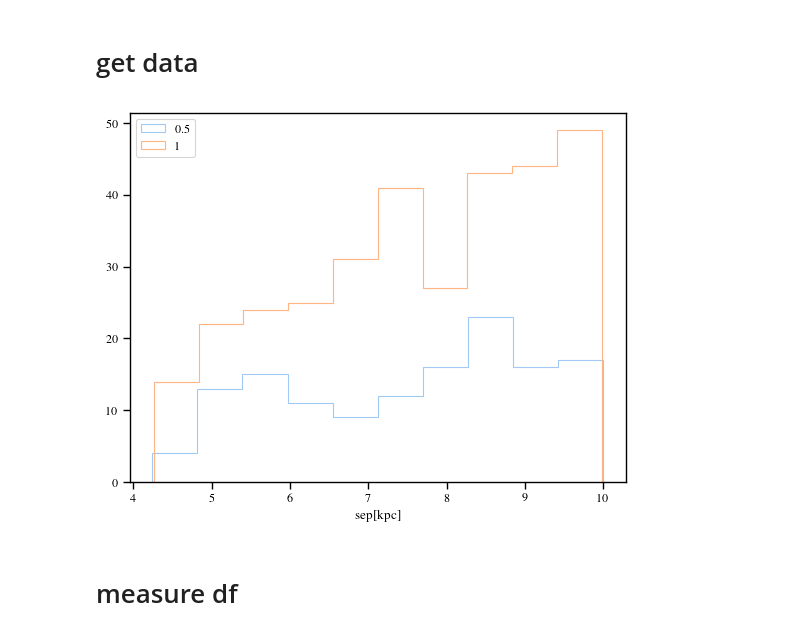
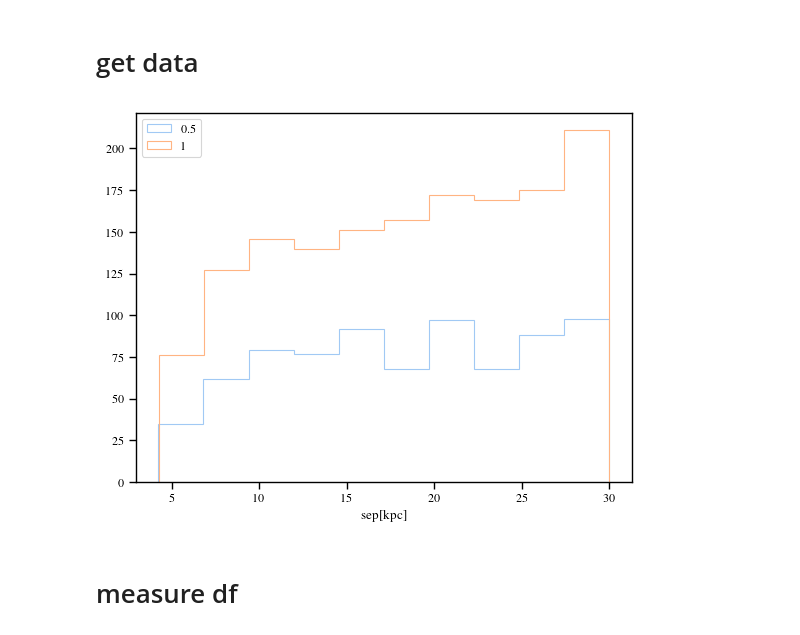
Before and after one commit to insepien/dftime, a Jupyter notebook: volonteri22.ipynb, the cells around one changed output. Saved outputs shown, nothing was run; the diff lists cells and outputs as text; code cells hidden in the pictures.

```diff
--- a/volonteri22.ipynb
+++ b/volonteri22.ipynb
@@ -21,35 +21,35 @@ plt.rcParams.update({
     "text.latex.preamble": r"\usepackage{amsmath}\usepackage{mathptmx}",  # Times Roman
     "hatch.linewidth": 3.0,
 })
-sns.set_context("paper",font_scale=1)
+sns.set_context("paper",font_scale=1.5)
 sns.set_palette("pastel")
 # %% [markdown]
 # get data
 # %%
 with open("/home/insepien/research-data/df/volonteri22_header.txt", "r") as f:
     d = f.readlines()
 
 colnames = [x[24:34].split()[0] for x in d]
-pure05 = pd.read_csv("/home/insepien/research-data/df/volonteri22_z05.txt", delim_whitespace=True, names=colnames)
-pure1 = pd.read_csv("/home/insepien/research-data/df/volonteri22_z1.txt", delim_whitespace=True, names=colnames)
+pure05 = pd.read_csv("/home/insepien/research-data/df/volonteri22_z05_30kpc.txt", delim_whitespace=True, names=colnames)
+pure1 = pd.read_csv("/home/insepien/research-data/df/volonteri22_z1_30kpc.txt", delim_whitespace=True, names=colnames)
 #pure0 = pd.read_csv("/home/insepien/research-data/df/volonteri22_z0.txt", delim_whitespace=True, names=colnames)
 
 def calsep(cat):
     return np.sqrt((cat.x1-cat.x2)**2+(cat.y1-cat.y2)**2+(cat.z1-cat.z2)**2)
 
 pure05['sep'] = calsep(pure05)
 pure1['sep'] = calsep(pure1)
 #pure0['sep'] = calsep(pure0)
 
-fulldf = pd.concat([pure05,pure1])
+allbh = pd.concat([pure05,pure1])
 
 # plt.hist(pure0.sep,label='0')
 plt.hist(pure05.sep,label="0.5",histtype='step')
 plt.hist(pure1.sep,label='1',histtype='step')
 plt.xlabel("sep[kpc]")
 plt.legend();
 # %% [output]
-[figure, old version]
+[figure, new version]
 # %% [markdown]
 # measure df
 # %%
```
Also changed, not shown: parts of 11 cells of this notebook, 3 other files.
